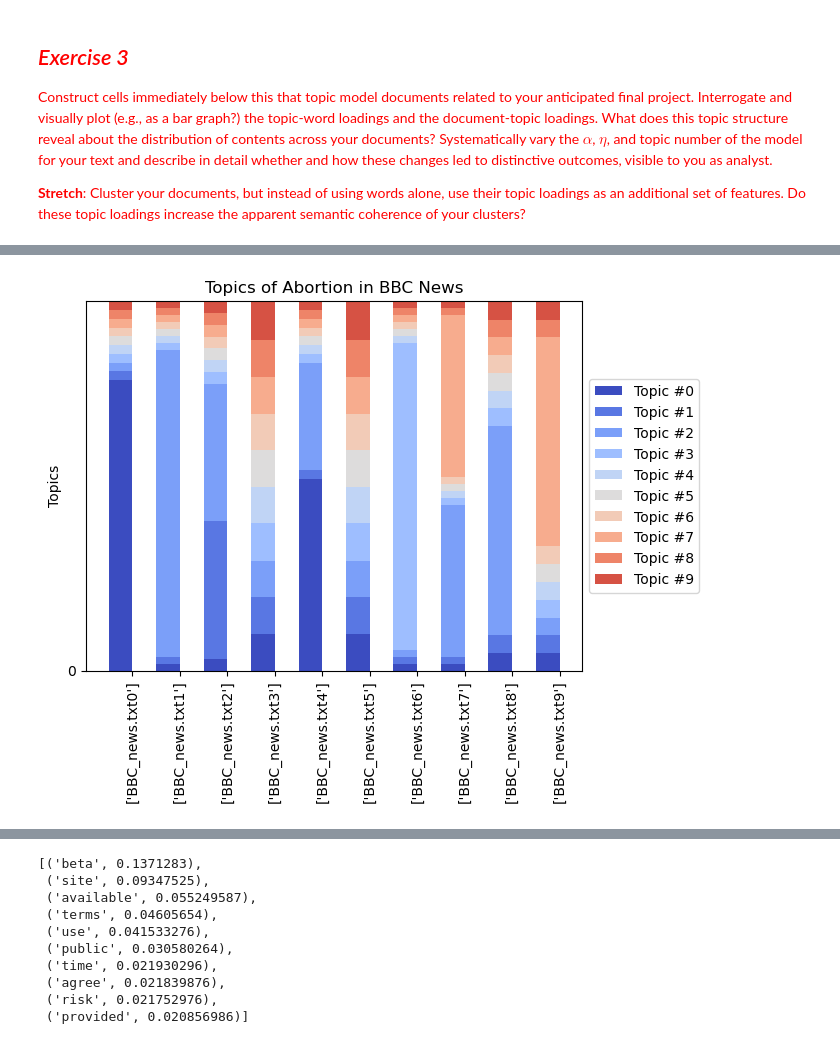
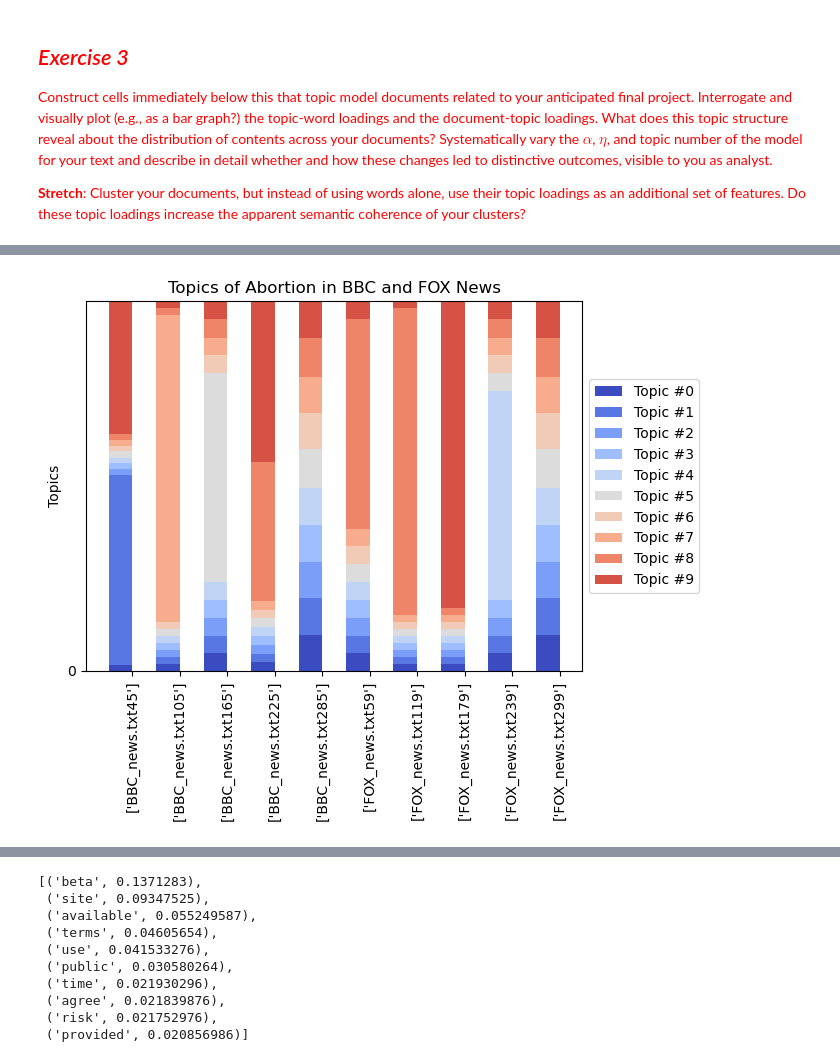
Before and after one commit to chenyt16/computational-content-analysis, a Jupyter notebook: 3_Topic_Modeling_and_Clustering - Iris2.ipynb, the cells around one changed output, grey strips where cells are left out. Drawn from its saved outputs; the diff is of its cells as text; code cells hidden in the pictures.

```diff
--- a/3_Topic_Modeling_and_Clustering - Iris2.ipynb
+++ b/3_Topic_Modeling_and_Clustering - Iris2.ipynb
@@ -1545,6 +1549,6 @@ ldaDF[1::100]
 # %%
-ldaDFV = ldaDF[:10][['topic_%d' %x for x in range(10)]]
-ldaDFVisN = ldaDF[:10][['name']]
+ldaDFV = ldaDF[45:601:60][['topic_%d' %x for x in range(10)]]
+ldaDFVisN = ldaDF[45:601:60][['name']]
 ldaDFVis = ldaDFV.values
 ldaDFVisNames = ldaDFVisN.values
 ldaDFV
@@ -1586,35 +1590,36 @@ ldaDF[1::100]
 # %%
+# Generate the plot using BBC news documents
 N = 10
 ind = np.arange(N)
 K = senlda.num_topics  # N documents, K topics
 ind = np.arange(N)  # the x-axis locations for the novels
 width = 0.5  # the width of the bars
 plots = []
 height_cumulative = np.zeros(N)
 
 for k in range(K):
     color = plt.cm.coolwarm(k/K, 1)
     if k == 0:
         p = plt.bar(ind, ldaDFVis[:, k], width, color=color)
     else:
         p = plt.bar(ind, ldaDFVis[:, k], width, bottom=height_cumulative, color=color)
     height_cumulative += ldaDFVis[:, k]
     plots.append(p)
 
 
 plt.ylim((0, 1))  # proportions sum to 1, so the height of the stacked bars is 1
 plt.ylabel('Topics')
 
-plt.title('Topics of Abortion in BBC News')
+plt.title('Topics of Abortion in BBC and FOX News')
 plt.xticks(ind+width/2, ldaDFVisNames, rotation='vertical')
 
 plt.yticks(np.arange(0, 1, 10))
 topic_labels = ['Topic #{}'.format(k) for k in range(K)]
 plt.legend([p[0] for p in plots], topic_labels, loc='center left', frameon=True,  bbox_to_anchor = (1, .5))
 
 plt.show()
 # %% [output]
-[figure, old version]
+[figure, new version]
 # %%
 plt.pcolor(ldaDFVis, norm=None, cmap='Blues')
 plt.yticks(np.arange(ldaDFVis.shape[0])+0.5, ldaDFVisNames);
```
Also changed, not shown: parts of 12 cells of this notebook.
